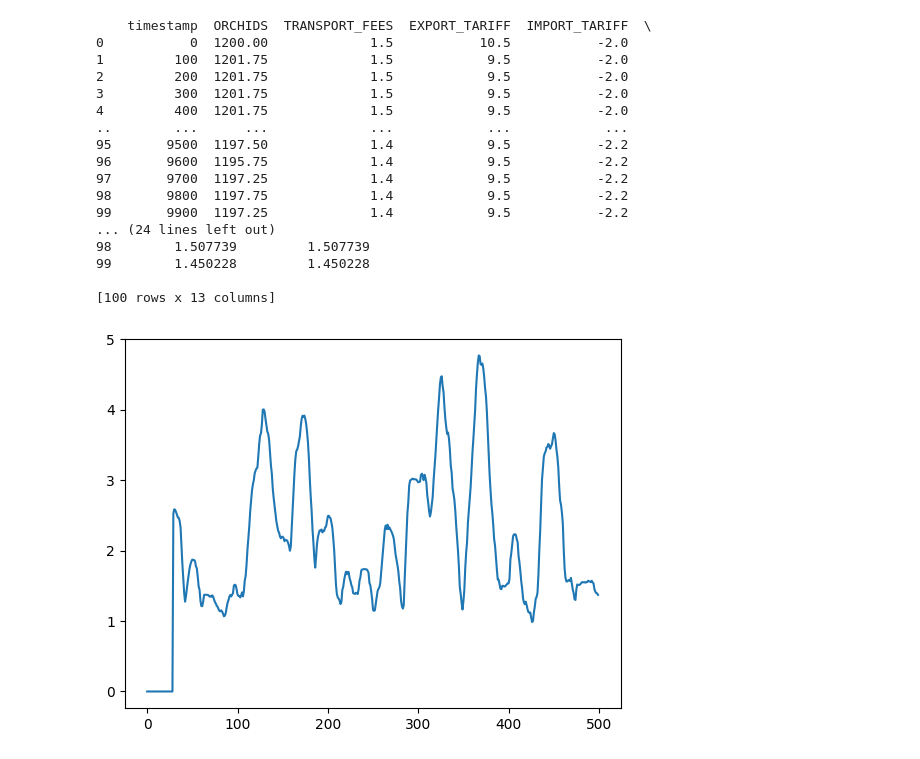
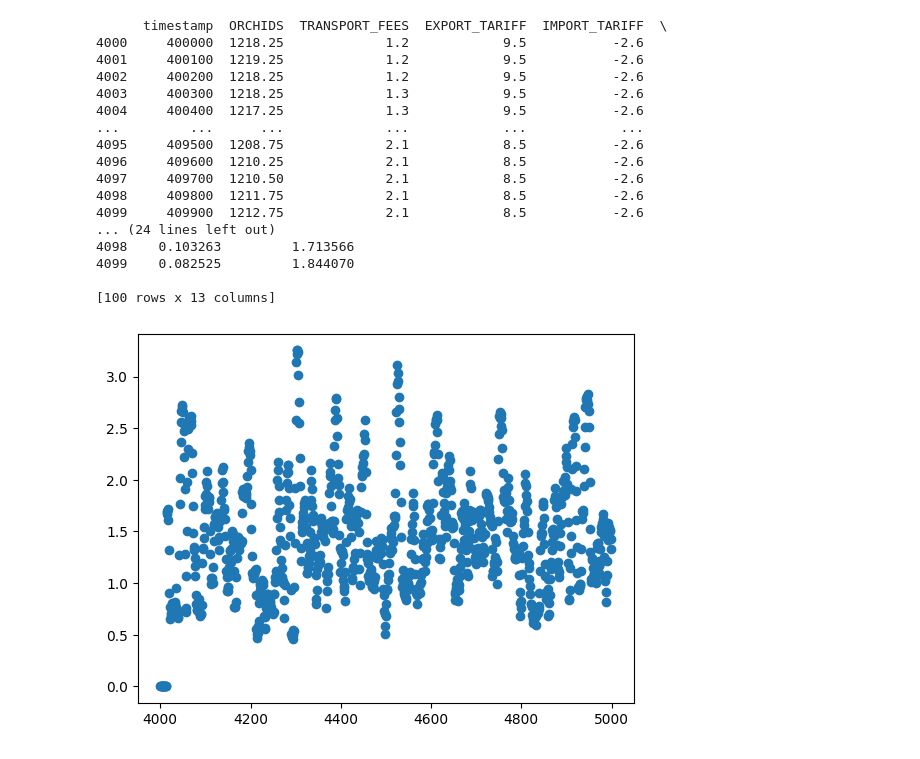
Before and after one commit to timkimneu/IMCProsperityTradingAlgorithm, a Jupyter notebook: round2/sample_data/orchid_price_analysis.ipynb, the cells around one changed output. Saved outputs shown, nothing was run; the diff lists cells and outputs as text; code cells hidden in the pictures.

```diff
--- a/round2/sample_data/orchid_price_analysis.ipynb
+++ b/round2/sample_data/orchid_price_analysis.ipynb
@@ -9,16 +141,16 @@ day_2 = pd.read_csv("prices_round_2_day_1.csv", sep=";")
 # %%
 # analyze day 1 orchid price information
-window = 3
-day_0 = day_0[:500]
+window = 2
+day_0 = day_0[4000:5000]
 
 day_0[f'ORCHID_EMA_{window}'] = day_0['ORCHIDS'].ewm(window).mean().fillna(0)
 day_0[f'ORCHID_EMA_{2*window}'] = day_0['ORCHIDS'].ewm(2*window).mean().fillna(0)
 day_0[f'ORCHID_EMA_{6*window}'] = day_0['ORCHIDS'].ewm(6*window).mean().fillna(0)
 
 
-plt.plot(day_0['ORCHIDS'])
-plt.plot(day_0[f'ORCHID_EMA_{window}'])
-plt.plot(day_0[f'ORCHID_EMA_{2*window}'])
-plt.plot(day_0[f'ORCHID_EMA_{6*window}'])
+plt.scatter(day_0.index, day_0['ORCHIDS'])
+plt.scatter(day_0.index, day_0[f'ORCHID_EMA_{window}'])
+plt.scatter(day_0.index,day_0[f'ORCHID_EMA_{2*window}'])
+plt.scatter(day_0.index,day_0[f'ORCHID_EMA_{6*window}'])
 plt.show()
 # %% [output]
@@ -25,0 +158,3 @@ plt.show()
+# %%
+day_0['Pct_change'] = day_0['ORCHIDS'].pct_change().fillna(0) * 100
+print(day_0['Pct_change'].head())
@@ -26,29 +173,29 @@ plt.show()
 # %%
-day_0[f'ORCHID_STDEV_30'] = day_0['ORCHIDS'].rolling(30).std().fillna(0)
+day_0[f'ORCHID_STDEV_30'] = day_0['ORCHIDS'].rolling(15).std().fillna(0)
 print(day_0[:100])
 # %% [output]
-    timestamp  ORCHIDS  TRANSPORT_FEES  EXPORT_TARIFF  IMPORT_TARIFF  \
-0           0  1200.00             1.5           10.5           -2.0
-1         100  1201.75             1.5            9.5           -2.0
-2         200  1201.75             1.5            9.5           -2.0
-3         300  1201.75             1.5            9.5           -2.0
-4         400  1201.75             1.5            9.5           -2.0
-..        ...      ...             ...            ...            ...
-95       9500  1197.50             1.4            9.5           -2.2
-96       9600  1195.75             1.4            9.5           -2.2
-97       9700  1197.25             1.4            9.5           -2.2
-98       9800  1197.75             1.4            9.5           -2.2
-99       9900  1197.25             1.4            9.5           -2.2
+      timestamp  ORCHIDS  TRANSPORT_FEES  EXPORT_TARIFF  IMPORT_TARIFF  \
+4000     400000  1218.25             1.2            9.5           -2.6
+4001     400100  1219.25             1.2            9.5           -2.6
+4002     400200  1218.25             1.2            9.5           -2.6
+4003     400300  1218.25             1.3            9.5           -2.6
+4004     400400  1217.25             1.3            9.5           -2.6
+...         ...      ...             ...            ...            ...
+4095     409500  1208.75             2.1            8.5           -2.6
+4096     409600  1210.25             2.1            8.5           -2.6
+4097     409700  1210.50             2.1            8.5           -2.6
+4098     409800  1211.75             2.1            8.5           -2.6
+4099     409900  1212.75             2.1            8.5           -2.6
 ... (24 lines left out)
-98        1.507739         1.507739
-99        1.450228         1.450228
+4098    0.103263         1.713566
+4099    0.082525         1.844070
 
 [100 rows x 13 columns]
 # %%
-plt.plot(day_0['ORCHID_STDEV_30'])
+plt.scatter(day_0.index, day_0['ORCHID_STDEV_30'])
 plt.show()
 # %% [output]
-[figure, old version]
+[figure, new version]
 # %%
 plt.plot(day_0['ORCHIDS'])
 start_holding = None
```
Also changed, not shown: parts of 15 cells of this notebook, 22 other files.
